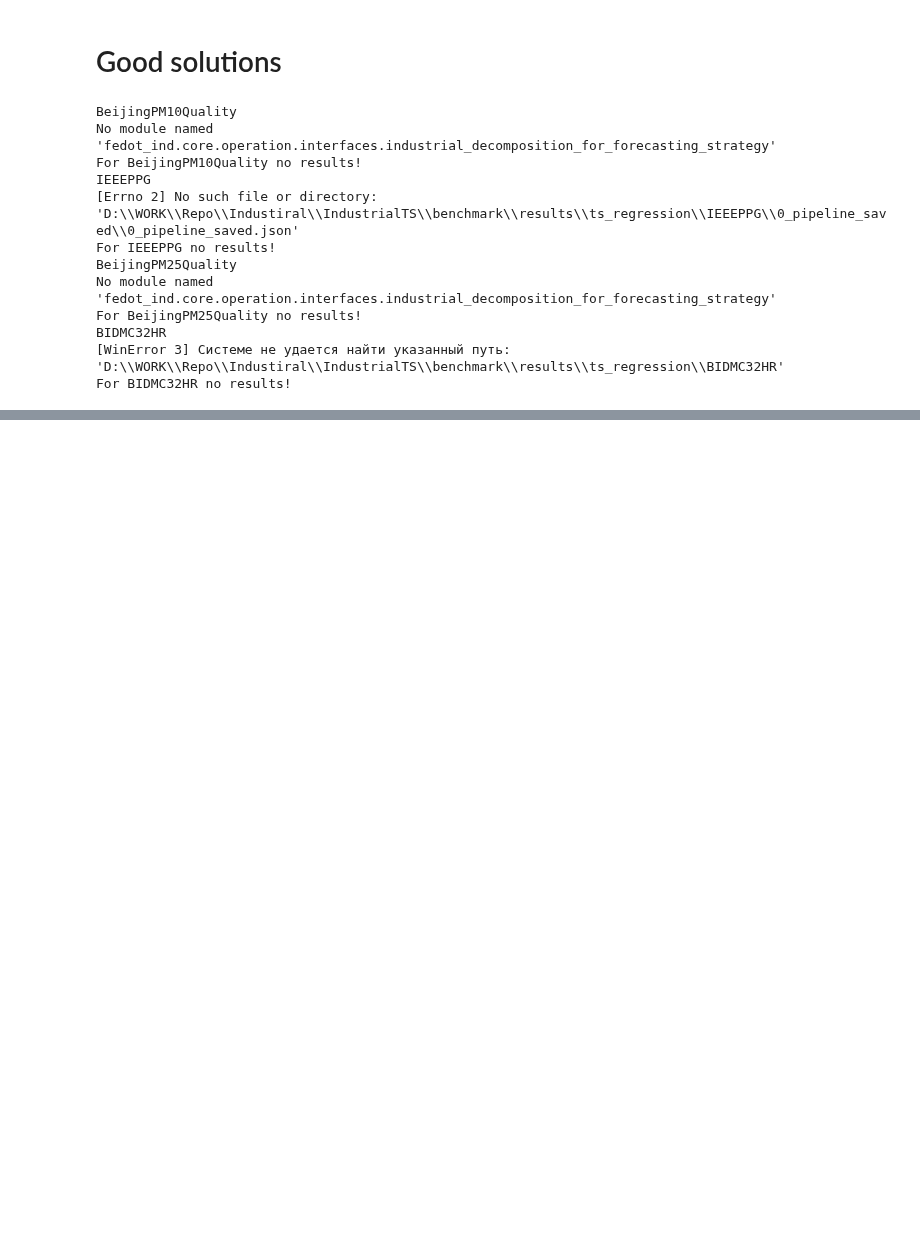
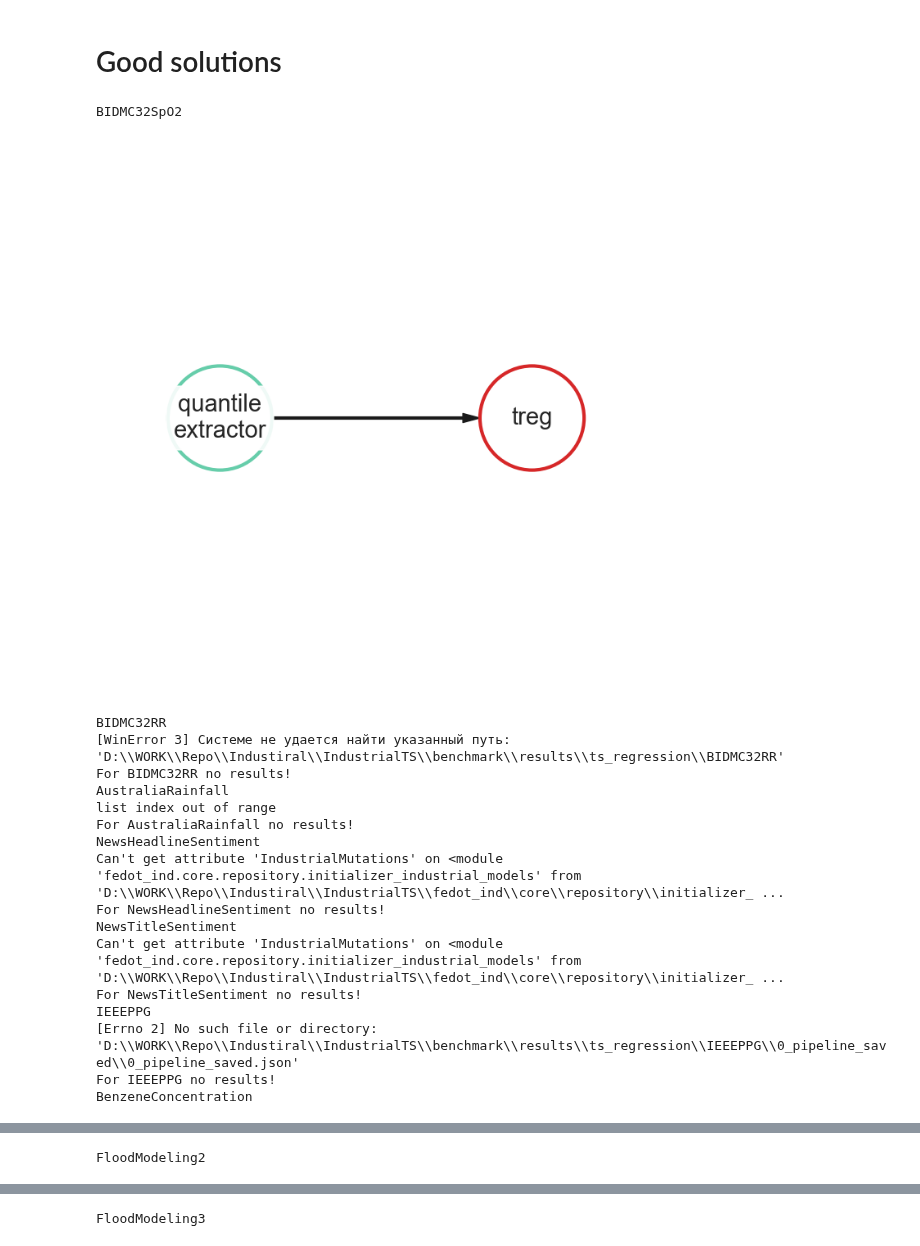
Before and after one commit to aimclub/Fedot.Industrial, a Jupyter notebook: examples/benchmark_example/analysis of results/analysis_regr.ipynb, the cells around one changed output, grey strips where cells are left out. Drawn from its saved outputs; the diff is of its cells as text; code cells hidden in the pictures; blank space fills up the shorter version.

```diff
--- a/examples/benchmark_example/analysis of results/analysis_regr.ipynb
+++ b/examples/benchmark_example/analysis of results/analysis_regr.ipynb
@@ -219,6 +205,6 @@ plt.show()
 # %% [markdown]
 # Poor solutions
 # %%
-poor_idx = reg_comp.sort_values(by='Difference %', ascending=True).iloc[:5, :].index.values
+poor_idx = reg_comp.sort_values(by='Difference %', ascending=True).iloc[:10, :].index.values
 poor_idx
 # %% [output]
@@ -249,34 +237,40 @@ There are no fittnes_by_generation file that may mean not enough time for compos
 # %% [markdown]
 # Good solutions
 # %%
-good_idx = reg_comp.sort_values(by='Difference %', ascending=True).iloc[:5, :].index.values
+good_idx = reg_comp.sort_values(by='Difference %', ascending=True).iloc[:15, :].index.values
 from pathlib import Path
 from fedot.core.pipelines.pipeline import Pipeline
 for idx in good_idx[1::]:
     try:
         print(idx)
         best_model = Path(path_to_datasets, idx)
         saved_pipeline = [x for x in os.listdir(best_model) if x.__contains__(prefix)][0]
         best_model = Path(path_to_datasets, idx,  saved_pipeline, f'{saved_pipeline}.json')
         pipeline = Pipeline().load(best_model)
         for i in pipeline.nodes:
             if i.name == 'fedot_regr':
                 subpipeline = i.fitted_operation.model.current_pipeline
                 print(subpipeline)
         pipeline.show()
     except Exception as e:
         print(e)
         print(f'For {idx} no results!')
 # %% [output]
-BeijingPM10Quality
-No module named 'fedot_ind.core.operation.interfaces.industrial_decomposition_for_forecasting_strategy'
-For BeijingPM10Quality no results!
-IEEEPPG
-[Errno 2] No such file or directory: 'D:\\WORK\\Repo\\Industiral\\IndustrialTS\\benchmark\\results\\ts_regression\\IEEEPPG\\0_pipeline_saved\\0_pipeline_saved.json'
-For IEEEPPG no results!
-BeijingPM25Quality
-No module named 'fedot_ind.core.operation.interfaces.industrial_decomposition_for_forecasting_strategy'
-For BeijingPM25Quality no results!
-BIDMC32HR
-[WinError 3] Системе не удается найти указанный путь: 'D:\\WORK\\Repo\\Industiral\\IndustrialTS\\benchmark\\results\\ts_regression\\BIDMC32HR'
-For BIDMC32HR no results!
+BIDMC32SpO2
+[figure, added]
+BIDMC32RR
+[WinError 3] Системе не удается найти указанный путь: 'D:\\WORK\\Repo\\Industiral\\IndustrialTS\\benchmark\\results\\ts_regression\\BIDMC32RR'
+For BIDMC32RR no results!
+AustraliaRainfall
+list index out of range
+For AustraliaRainfall no results!
+NewsHeadlineSentiment
+Can't get attribute 'IndustrialMutations' on <module 'fedot_ind.core.repository.initializer_industrial_models' from 'D:\\WORK\\Repo\\Industiral\\IndustrialTS\\fedot_ind\\core\\repository\\initializer_ ...
+For NewsHeadlineSentiment no results!
+NewsTitleSentiment
+Can't get attribute 'IndustrialMutations' on <module 'fedot_ind.core.repository.initializer_industrial_models' from 'D:\\WORK\\Repo\\Industiral\\IndustrialTS\\fedot_ind\\core\\repository\\initializer_ ...
+For NewsTitleSentiment no results!
+IEEEPPG
+[Errno 2] No such file or directory: 'D:\\WORK\\Repo\\Industiral\\IndustrialTS\\benchmark\\results\\ts_regression\\IEEEPPG\\0_pipeline_saved\\0_pipeline_saved.json'
+For IEEEPPG no results!
+BenzeneConcentration
@@ -282,0 +278 @@ For BIDMC32HR no results!
+FloodModeling2
@@ -282,0 +280 @@ For BIDMC32HR no results!
+FloodModeling3
```
Also changed, not shown: parts of 16 cells of this notebook, 30 other files.
